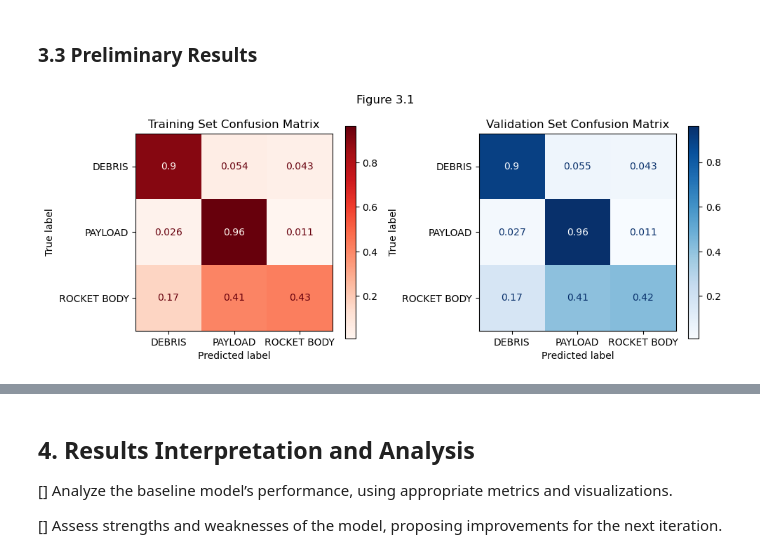
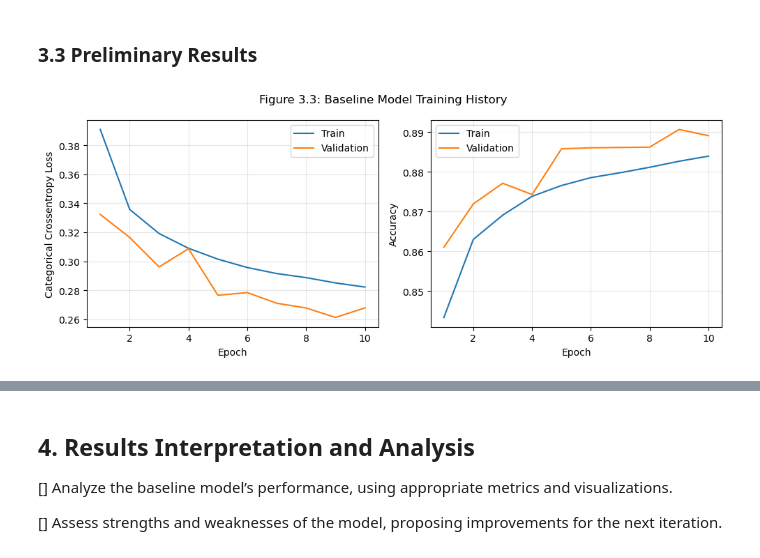
Before and after one commit to tedinspace/space-object-identification, a Jupyter notebook: src/Milestone4.ipynb, the cells around one changed output, grey strips where cells are left out. Cells and saved outputs as stored; diff of their text form; code cells hidden in the pictures.

Commit message:
More writing, added training history

```diff
--- a/src/Milestone4.ipynb
+++ b/src/Milestone4.ipynb
@@ -293,7 +350,7 @@ def preprocess_data(df_to_use, X_numerical, response):
 # %%
 X_train, X_val, X_test, y_train, y_val, y_test, label_encoder, scaler = preprocess_data(df_final, X_numerical, response)
 
-# MAX COMMENT: Current baseline is trained on the raw data, not sure if we should use SMOTE.
+# MAX COMMENT: Will need to rerun this with SMOTE!
 # df_smote = pd.read_csv('../data/large/df_smote_v1.csv')  # <-- Run Part 2 of DataConsolidation.ipynb to produce file
 # X_train, X_val, X_test, y_train, y_val, y_test, label_encoder, scaler = preprocess_data(df_smote, X_numerical, response)
 
@@ -301,6 +358,7 @@ X_train, X_val, X_test, y_train, y_val, y_test, label_encoder, scaler = preproce
 if os.path.exists("models/nn_big_v0_1.h5"):
 
     model = models.load_model("models/nn_big_v0_1.h5")
+    model.summary()
     model.compile(optimizer=Adam(learning_rate=.001), loss='categorical_crossentropy', metrics=['accuracy'])
 
     with open("models/nn_big_v0_1_history.pkl", "rb") as file_pi:
@@ -356,10 +414,6 @@ else:
     history = history.history
     with open("models/nn_big_v0_1_history.pkl", "wb") as file_pi:
         pickle.dump(history, file_pi)
-
-y_test_one_hot = tf.keras.utils.to_categorical(y_test, num_classes=3)
-test_loss, test_accuracy = model.evaluate(X_test, y_test_one_hot)
-print(f"Test accuracy: {test_accuracy:.4f}")
 # %% [output]
 WARNING:absl:Compiled the loaded model, but the compiled metrics have yet to be built. `model.compile_metrics` will be empty until you train or evaluate the model.
 WARNING:absl:Error in loading the saved optimizer state. As a result, your model is starting with a freshly initialized optimizer.
@@ -374,17 +448,21 @@ y_val_pred = np.argmax(model.predict(X_val), axis=-1)
 # %% [markdown]
 ### 3.3 Preliminary Results
-# %%
-
-fig, (ax1, ax2) = plt.subplots(1, 2, figsize=(10, 4))
-train_cm = confusion_matrix(y_train, y_train_pred, normalize="true")
-train_cm_disp = ConfusionMatrixDisplay(train_cm, display_labels=label_encoder.classes_)
-train_cm_disp.plot(cmap="Reds", ax=ax1)
-ax1.set_title("Training Set Confusion Matrix")
-val_cm = confusion_matrix(y_val, y_val_pred, normalize="true")
-val_cm_disp = ConfusionMatrixDisplay(val_cm, display_labels=label_encoder.classes_)
-val_cm_disp.plot(cmap="Blues", ax=ax2)
-ax2.set_title("Validation Set Confusion Matrix")
-plt.suptitle("Figure 3.1")
-plt.tight_layout()
-# %% [output]
-[figure, removed]
+# %%
+fig, (ax1, ax2) = plt.subplots(ncols=2, figsize=(10,4))
+ax1.plot(np.arange(len(history["loss"]))+1, history["loss"], label="Train")
+ax1.plot(np.arange(len(history["val_loss"]))+1, history["val_loss"], label="Validation")
+ax1.grid(alpha=0.3)
+ax1.set_xlabel("Epoch")
+ax1.set_ylabel("Categorical Crossentropy Loss")
+ax1.legend()
+ax2.plot(np.arange(len(history["accuracy"]))+1, history["accuracy"], label="Train")
+ax2.plot(np.arange(len(history["val_accuracy"]))+1, history["val_accuracy"], label="Validation")
+ax2.grid(alpha=0.3)
+ax2.set_xlabel("Epoch")
+ax2.set_ylabel("Accuracy")
+ax2.legend()
+
+plt.suptitle("Figure 3.3: Baseline Model Training History")
+plt.tight_layout()
+# %% [output]
+[figure, added]
```
Also changed, not shown: parts of 21 cells of this notebook, 1 other file.
